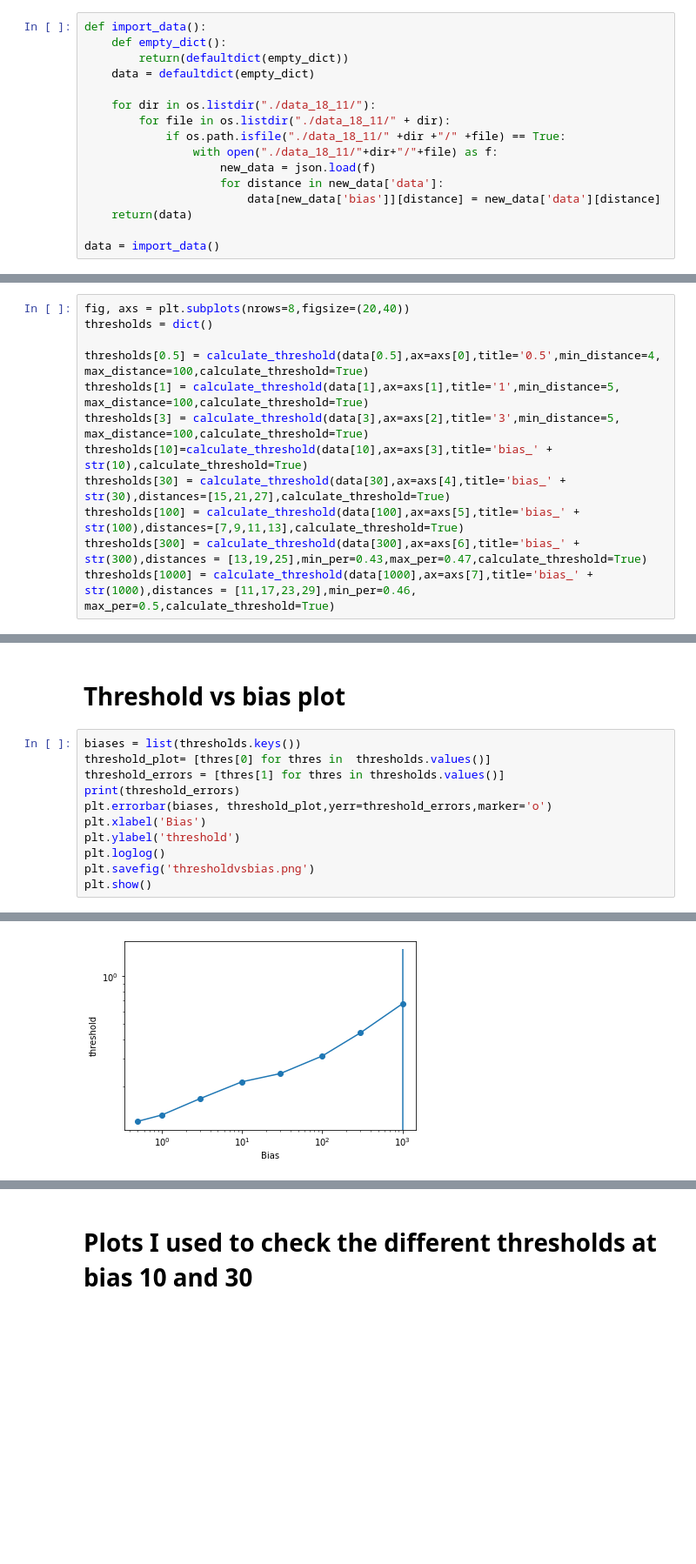
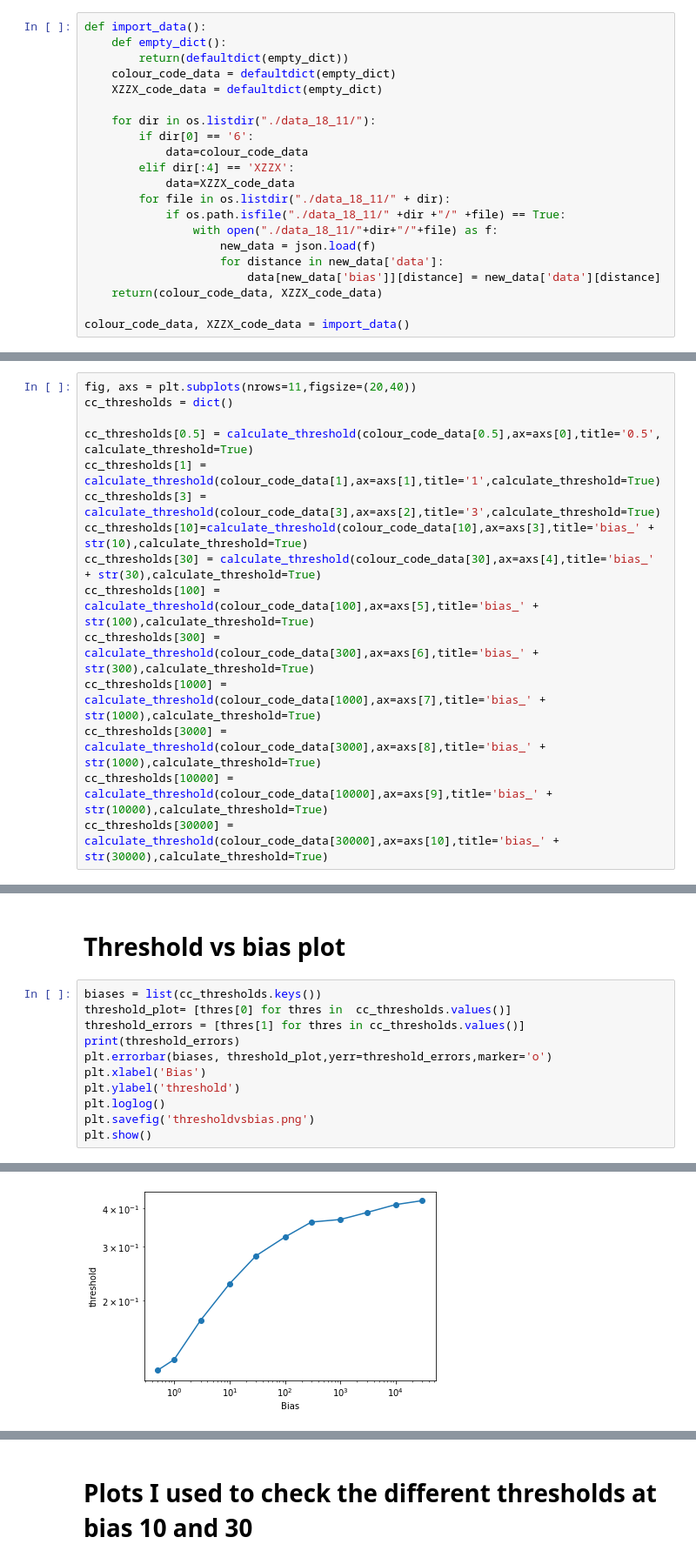
Before and after one commit to peter-janderks/restriction_decoder_domain_wall_colour_code, a Jupyter notebook: create_threshold_plot.ipynb, the cells around one changed output, grey strips where cells are left out. Shown at 87% size. Drawn from its saved outputs; the diff is of its cells as text; blank space fills up the shorter version.

```diff
--- a/create_threshold_plot.ipynb
+++ b/create_threshold_plot.ipynb
@@ -9,16 +11,21 @@ from scipy.optimize import curve_fit
 def import_data():
     def empty_dict():
         return(defaultdict(empty_dict))
-    data = defaultdict(empty_dict)
+    colour_code_data = defaultdict(empty_dict)
+    XZZX_code_data = defaultdict(empty_dict)
 
     for dir in os.listdir("./data_18_11/"):
+        if dir[0] == '6':
+            data=colour_code_data
+        elif dir[:4] == 'XZZX':
+            data=XZZX_code_data
         for file in os.listdir("./data_18_11/" + dir):
             if os.path.isfile("./data_18_11/" +dir +"/" +file) == True:
                 with open("./data_18_11/"+dir+"/"+file) as f:
                     new_data = json.load(f)
                     for distance in new_data['data']:
                         data[new_data['bias']][distance] = new_data['data'][distance]
-    return(data)
+    return(colour_code_data, XZZX_code_data)
 
-data = import_data()
+colour_code_data, XZZX_code_data = import_data()
 # %% [markdown]
@@ -155,13 +154,16 @@ I use distances 13,19,25 as these together have higher thresholds than 9,15,21,2
 # %%
-fig, axs = plt.subplots(nrows=8,figsize=(20,40))
-thresholds = dict()
+fig, axs = plt.subplots(nrows=11,figsize=(20,40))
+cc_thresholds = dict()
 
-thresholds[0.5] = calculate_threshold(data[0.5],ax=axs[0],title='0.5',min_distance=4, max_distance=100,calculate_threshold=True)
-thresholds[1] = calculate_threshold(data[1],ax=axs[1],title='1',min_distance=5, max_distance=100,calculate_threshold=True)
-thresholds[3] = calculate_threshold(data[3],ax=axs[2],title='3',min_distance=5, max_distance=100,calculate_threshold=True)
-thresholds[10]=calculate_threshold(data[10],ax=axs[3],title='bias_' + str(10),calculate_threshold=True)
-thresholds[30] = calculate_threshold(data[30],ax=axs[4],title='bias_' + str(30),distances=[15,21,27],calculate_threshold=True)
-thresholds[100] = calculate_threshold(data[100],ax=axs[5],title='bias_' + str(100),distances=[7,9,11,13],calculate_threshold=True)
-thresholds[300] = calculate_threshold(data[300],ax=axs[6],title='bias_' + str(300),distances = [13,19,25],min_per=0.43,max_per=0.47,calculate_threshold=True)
-thresholds[1000] = calculate_threshold(data[1000],ax=axs[7],title='bias_' + str(1000),distances = [11,17,23,29],min_per=0.46, max_per=0.5,calculate_threshold=True)
+cc_thresholds[0.5] = calculate_threshold(colour_code_data[0.5],ax=axs[0],title='0.5', calculate_threshold=True)
+cc_thresholds[1] = calculate_threshold(colour_code_data[1],ax=axs[1],title='1',calculate_threshold=True)
+cc_thresholds[3] = calculate_threshold(colour_code_data[3],ax=axs[2],title='3',calculate_threshold=True)
+cc_thresholds[10]=calculate_threshold(colour_code_data[10],ax=axs[3],title='bias_' + str(10),calculate_threshold=True)
+cc_thresholds[30] = calculate_threshold(colour_code_data[30],ax=axs[4],title='bias_' + str(30),calculate_threshold=True)
+cc_thresholds[100] = calculate_threshold(colour_code_data[100],ax=axs[5],title='bias_' + str(100),calculate_threshold=True)
+cc_thresholds[300] = calculate_threshold(colour_code_data[300],ax=axs[6],title='bias_' + str(300),calculate_threshold=True)
+cc_thresholds[1000] = calculate_threshold(colour_code_data[1000],ax=axs[7],title='bias_' + str(1000),calculate_threshold=True)
+cc_thresholds[3000] = calculate_threshold(colour_code_data[3000],ax=axs[8],title='bias_' + str(1000),calculate_threshold=True)
+cc_thresholds[10000] = calculate_threshold(colour_code_data[10000],ax=axs[9],title='bias_' + str(10000),calculate_threshold=True)
+cc_thresholds[30000] = calculate_threshold(colour_code_data[30000],ax=axs[10],title='bias_' + str(30000),calculate_threshold=True)
 # %% [output]
@@ -169,9 +171,9 @@ thresholds[1000] = calculate_threshold(data[1000],ax=axs[7],title='bias_' + str(
 # %% [markdown]
 # Threshold vs bias plot
 # %%
-biases = list(thresholds.keys())
-threshold_plot= [thres[0] for thres in  thresholds.values()]
-threshold_errors = [thres[1] for thres in thresholds.values()]
+biases = list(cc_thresholds.keys())
+threshold_plot= [thres[0] for thres in  cc_thresholds.values()]
+threshold_errors = [thres[1] for thres in cc_thresholds.values()]
 print(threshold_errors)
 plt.errorbar(biases, threshold_plot,yerr=threshold_errors,marker='o')
 plt.xlabel('Bias')
@@ -184 +186 @@ plt.show()
-[figure, old version]
+[figure, new version]
```
Also changed, not shown: parts of 18 cells of this notebook, 46 other files.
